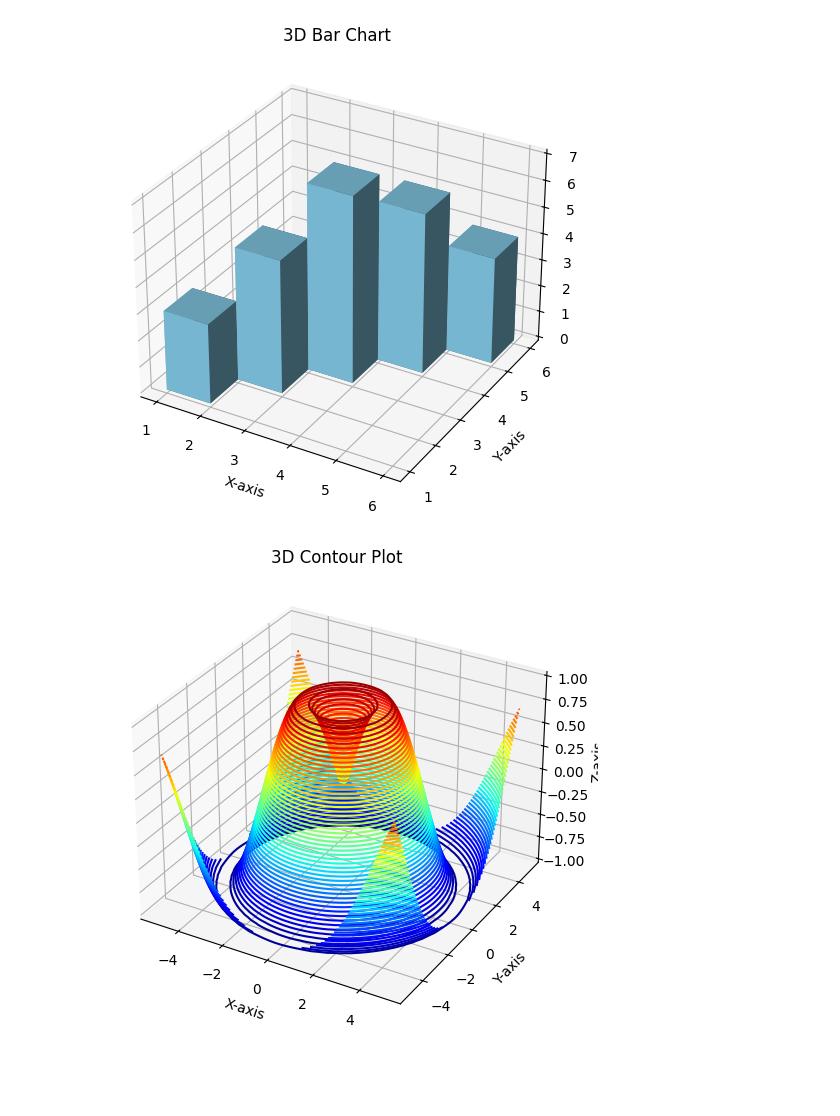
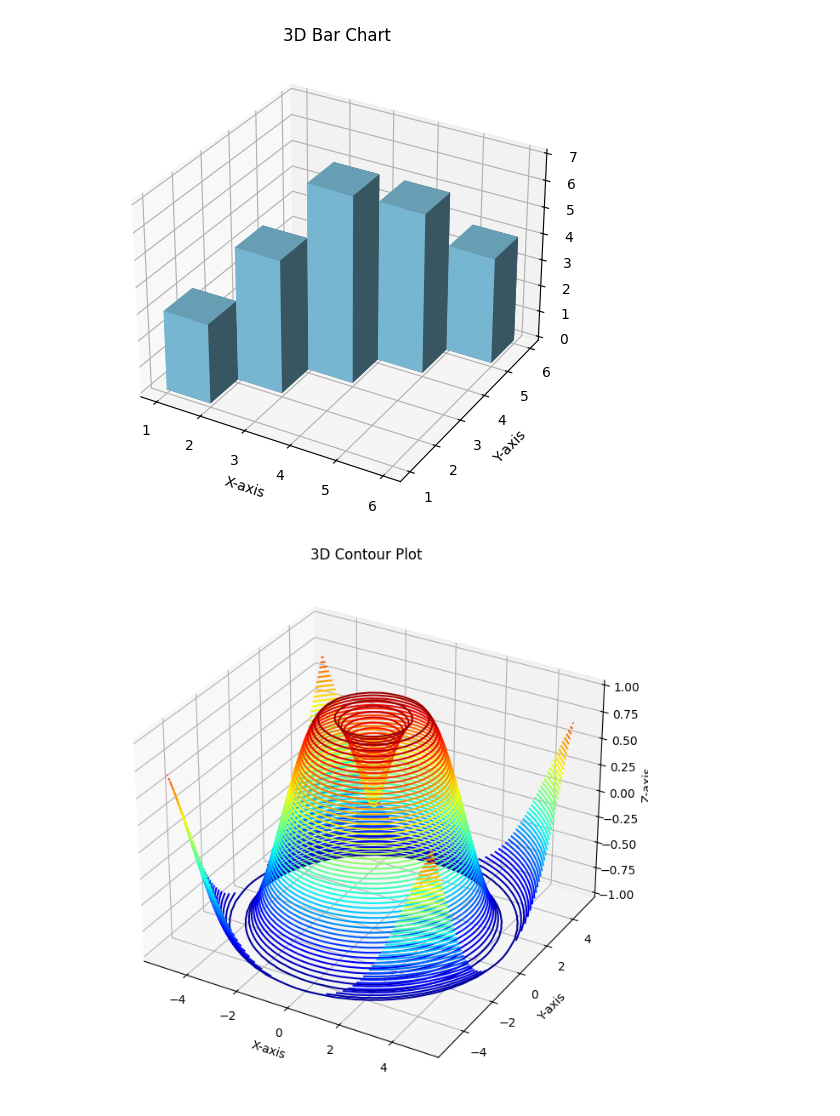
Before and after one commit to himanshu-AW/Data-Analytics, a Jupyter notebook: 10_Matplotlib/Day_6_jan.ipynb, the cells around one changed output. Drawn from its saved outputs; the diff is of its cells as text; code cells hidden in the pictures; blank space fills up the shorter version.

```diff
--- a/08_SQL/10_Matplotlib/Day_6_jan.ipynb
+++ b/10_Matplotlib/Day_6_jan.ipynb
@@ -242,24 +242,24 @@ plt.show()
 # %%
 # Generate grid
 x = np.linspace(-5, 5, 50)
 y = np.linspace(-5, 5, 50)
 X, Y = np.meshgrid(x, y)
 Z = np.sin(np.sqrt(X**2 + Y**2))
 
 # Create 3D figure
-fig = plt.figure(figsize=(8, 6))
+fig = plt.figure(figsize=(10, 8))
 ax = fig.add_subplot(111, projection='3d')
 
 # Contour plot
 ax.contour3D(X, Y, Z, 50, cmap='jet')
 
 # Labels
 ax.set_title("3D Contour Plot")
 ax.set_xlabel("X-axis")
 ax.set_ylabel("Y-axis")
 ax.set_zlabel("Z-axis")
 
 # Show plot
 plt.show()
 # %% [output]
-[figure, old version]
+[figure, new version]
```
